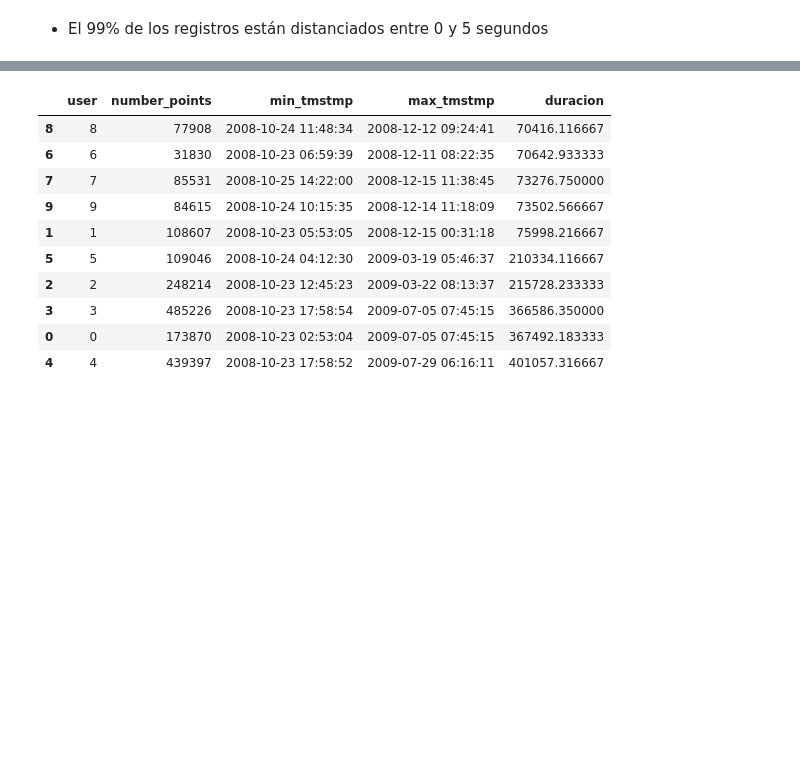
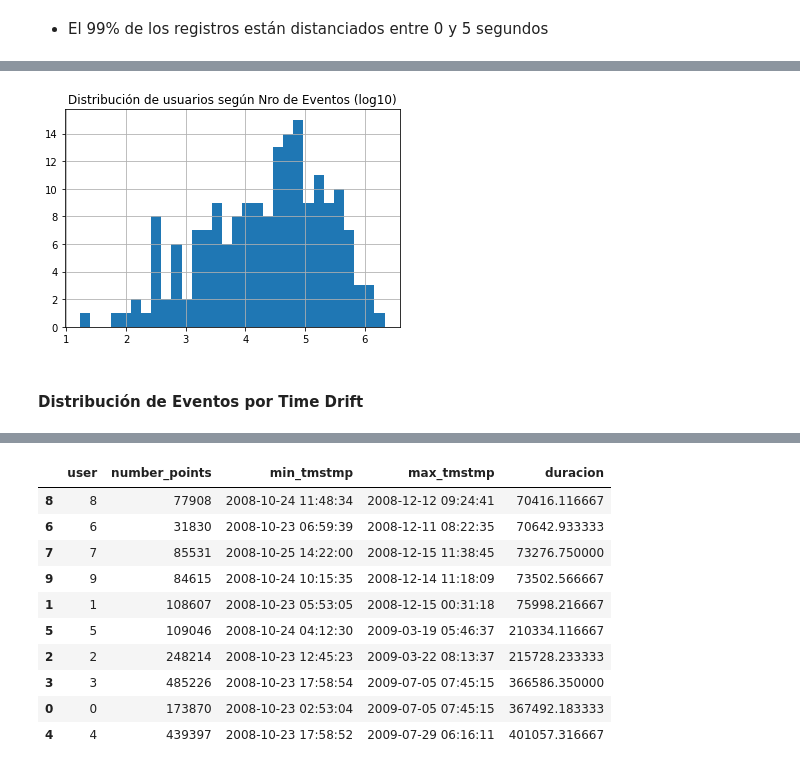
Before and after one commit to GabrielPila/skmob_mmc_mobility, a Jupyter notebook: notebooks/00.6_GeoLife_EDA.ipynb, the cells around one changed output, grey strips where cells are left out. Cells and saved outputs as stored; diff of their text form; code cells hidden in the pictures; blank space fills up the shorter version.

```diff
--- a/notebooks/00.6_GeoLife_EDA.ipynb
+++ b/notebooks/00.6_GeoLife_EDA.ipynb
@@ -328,0 +102,4 @@ data['distance_to_last_km'].mean()
+# %%
+# Distribución de número de eventos
+serie_user_events = data['user'].value_counts()
+serie_user_events_log = np.log10(serie_user_events)
@@ -328,0 +121,7 @@ data['distance_to_last_km'].mean()
+# %%
+serie_user_events_log.hist(bins=30)
+plt.title('Distribución de usuarios según Nro de Eventos (log10)');
+# %% [output]
+[figure, added]
+# %% [markdown]
+#### Distribución de Eventos por Time Drift
```
Also changed, not shown: parts of 71 cells of this notebook.
